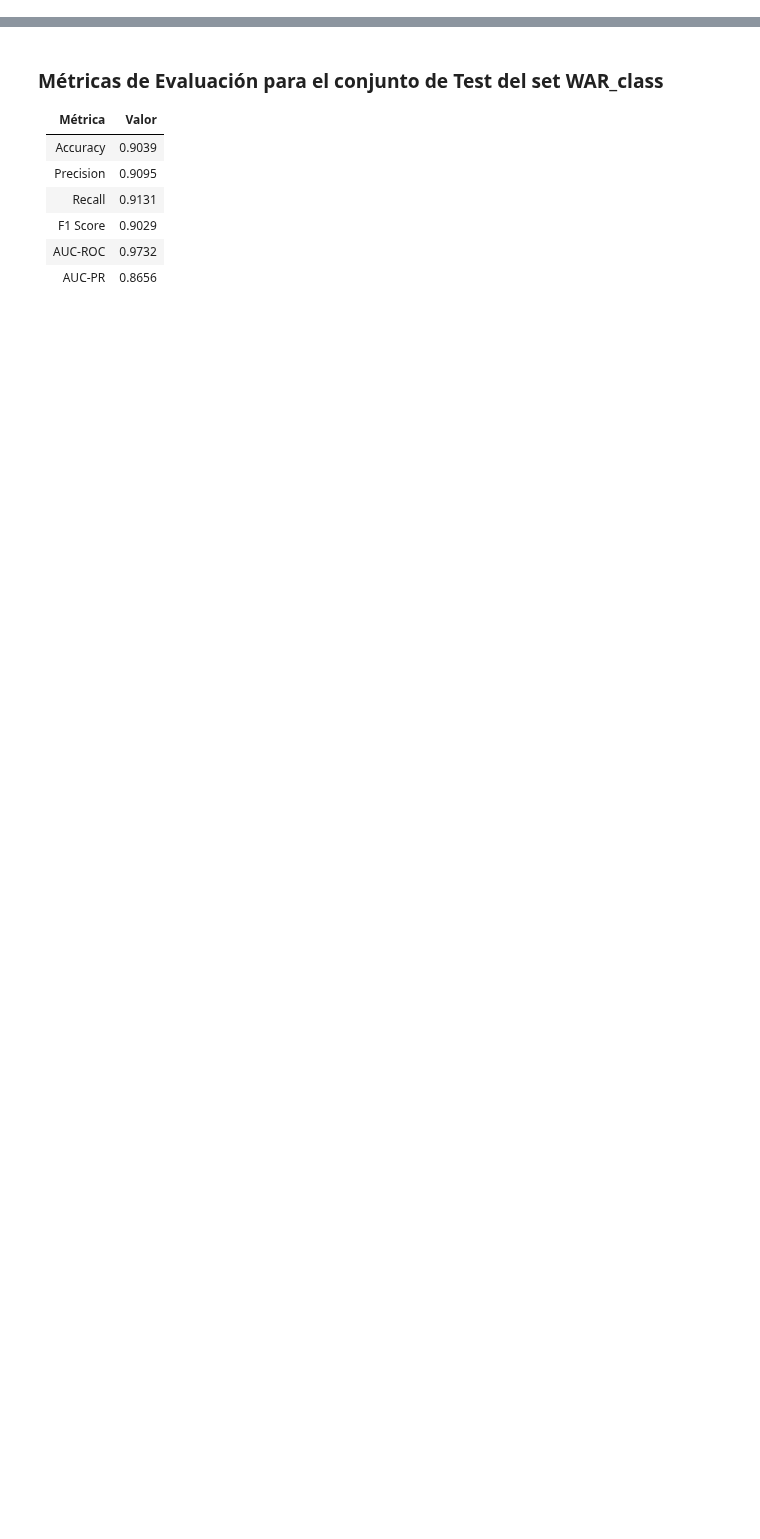
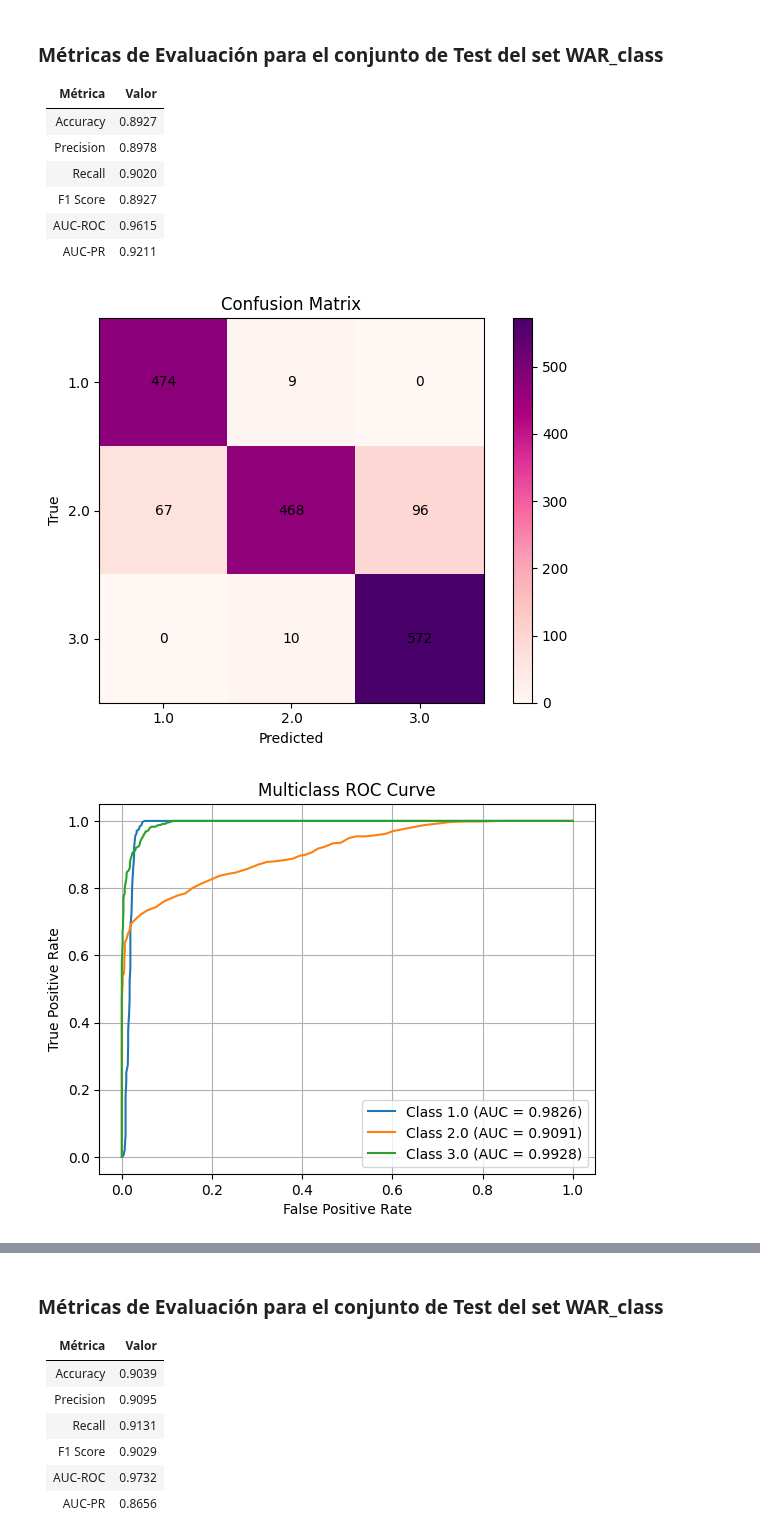
Before and after one commit to anatissera/Machine-Learning-Deep-Learning, a Jupyter notebook: Tissera_AnaPaula_TP2/probar_2.ipynb, the cells around one changed output, grey strips where cells are left out. Cells and saved outputs as stored; diff of their text form; code cells hidden in the pictures; blank space fills up the shorter version.

```diff
--- a/Tissera_AnaPaula_TP2/probar_2.ipynb
+++ b/Tissera_AnaPaula_TP2/probar_2.ipynb
@@ -19,7 +19,7 @@ new_ranges_2 = {
     'pace_impact': (-2, 3),
 }
 
-WAR_class_dev_arranged = handle_missing_values(
+WAR_class_dev_arranged = fill_n_fix_ranges(
     data=WAR_class_dev_df,
     target_col=TARGET_COLUMN_2,
     train=True,
@@ -33,7 +33,7 @@ RANDOM_STATE = 42
 # %%
 dev_stats_dict_dt_Wc = calculate_stats_dict(WAR_class_dev_df) # el que tenga dropeada la columna
 
-vWAR_class_test_arranged = handle_missing_values(
+vWAR_class_test_arranged = fill_n_fix_ranges(
     data=WAR_class_test_df,
     target_col=TARGET_COLUMN_2,
     train=False,
@@ -130,0 +169,36 @@ Mejor modelo encontrado con λ = 509.41380 (F1 Score = 0.8738)
+# %%
+param_grid_lr = {
+    'l2': [0.01, 0.1, 1, 10],
+    'learning_rate': [0.0001, 0.001, 0.01, 0.1],
+    'iterations': [300, 500, 1000, 1500],
+    'multiclass_strategy': ['multinomial']
+}
+
+best_lr_model, best_f1_lr, best_params_lr = run_grid_search(
+    LogisticRegression,
+    param_grid_lr,
+    X_train_dt_Wc, y_train_dt_Wc,
+    X_test_dt_Wc, y_test_dt_Wc,
+    metric_fn=lambda y_true, y_pred: MulticlassMetrics(y_true, y_pred, None).f1_score()
+)
+# %%
+# Predecir sobre test
+y_pred_lr_dt_best_model = best_lr_model.predict(X_test_dt_Wc)
+y_proba_lr_dt_best_model = best_lr_model.predict_proba(X_test_dt_Wc)
+
+# Instanciar métricas y reportar
+metrics_lr_dt_best_model = MulticlassMetrics(y_test_dt_Wc, y_pred_lr_dt_best_model, y_proba_lr_dt_best_model)
+metrics_lr_dt_best_model.report_metrics(dataset_name="WAR_class", set_type="Test")
+# %% [output]
+### Métricas de Evaluación para el conjunto de **Test** del set **WAR_class**
+
+| Métrica   |   Valor |
+|:----------|--------:|
+| Accuracy  |  0.8927 |
+| Precision |  0.8978 |
+| Recall    |  0.9020 |
+| F1 Score  |  0.8927 |
+| AUC-ROC   |  0.9615 |
+| AUC-PR    |  0.9211 |
+[figure, added]
+[figure, added]
```
Also changed, not shown: parts of 12 cells of this notebook, 8 other files.
